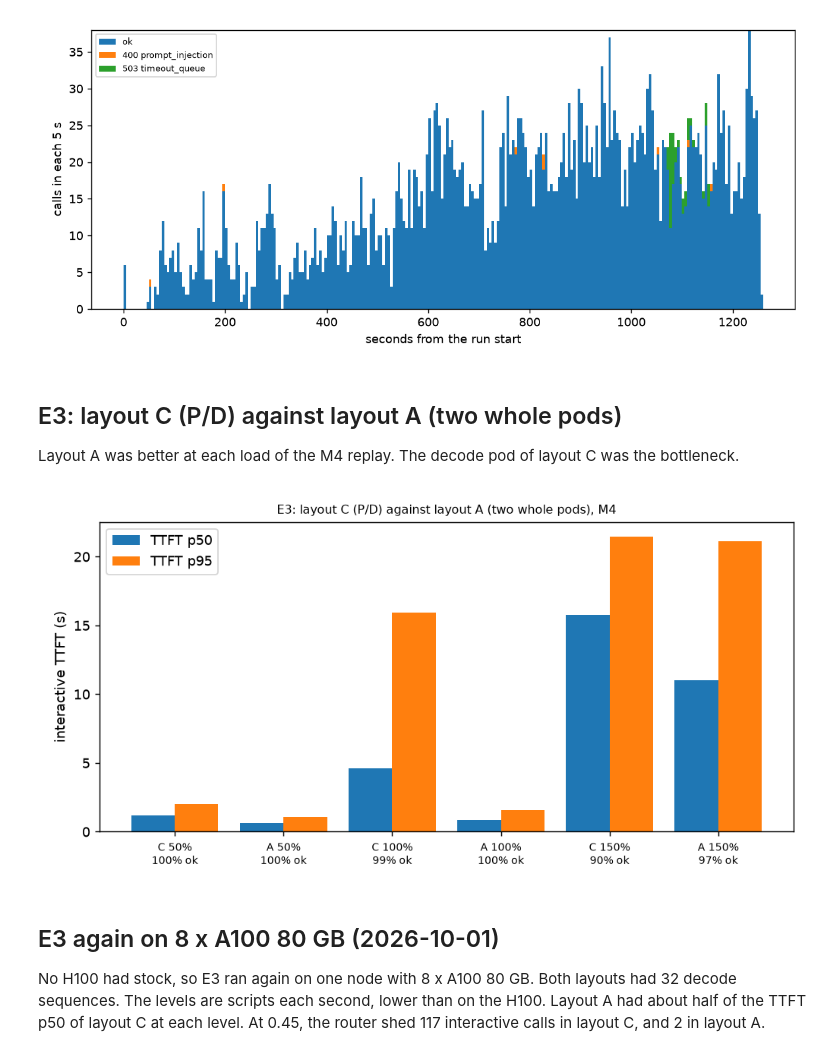
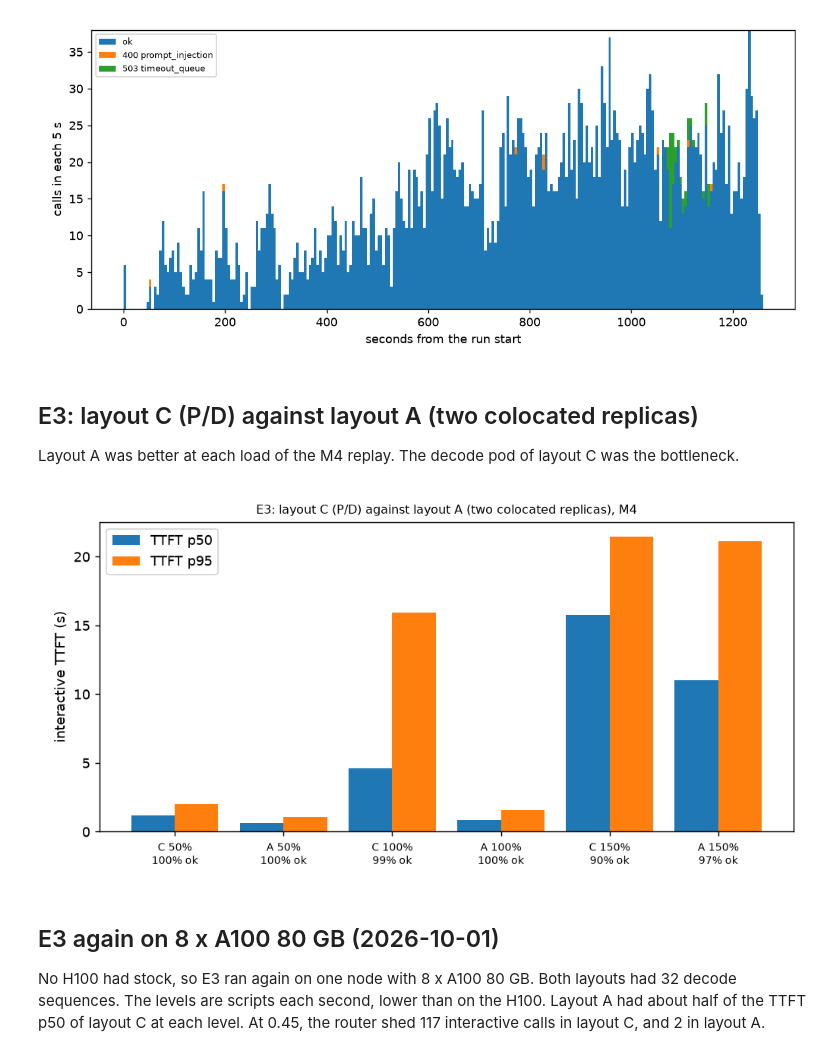
Before and after one commit to chetananand/learning-companion-serving, a Jupyter notebook: notebook/experiments.ipynb, the cells around one changed output. Drawn from its saved outputs; the diff is of its cells as text; code cells hidden in the pictures.

```diff
--- a/notebook/experiments.ipynb
+++ b/notebook/experiments.ipynb
@@ -66,14 +66,14 @@ show(proof.soak(proof.load_run("e2-soak")))
 {'rate100': 0.9, 'first_shed_s': 1082.6, 'shed_minute': 18, 'reason': '503 timeout_queue'}
 [figure]
 # %% [markdown]
-## E3: layout C (P/D) against layout A (two whole pods)
+## E3: layout C (P/D) against layout A (two colocated replicas)
 
 Layout A was better at each load of the M4 replay. The decode pod of layout C was the bottleneck.
 # %%
 show(proof.ttft_bars([(f"{arm} {p}%", f"e3-{arm.lower()}-{p}") for p in (50, 100, 150) for arm in ("C", "A")],
-                     "e3-topology.png", "E3: layout C (P/D) against layout A (two whole pods), M4"))
+                     "e3-topology.png", "E3: layout C (P/D) against layout A (two colocated replicas), M4"))
 # %% [output]
-[figure, old version]
+[figure, new version]
 # %% [markdown]
 ## E3 again on 8 x A100 80 GB (2026-10-01)
 
```
Also changed, not shown: 14 other files.
